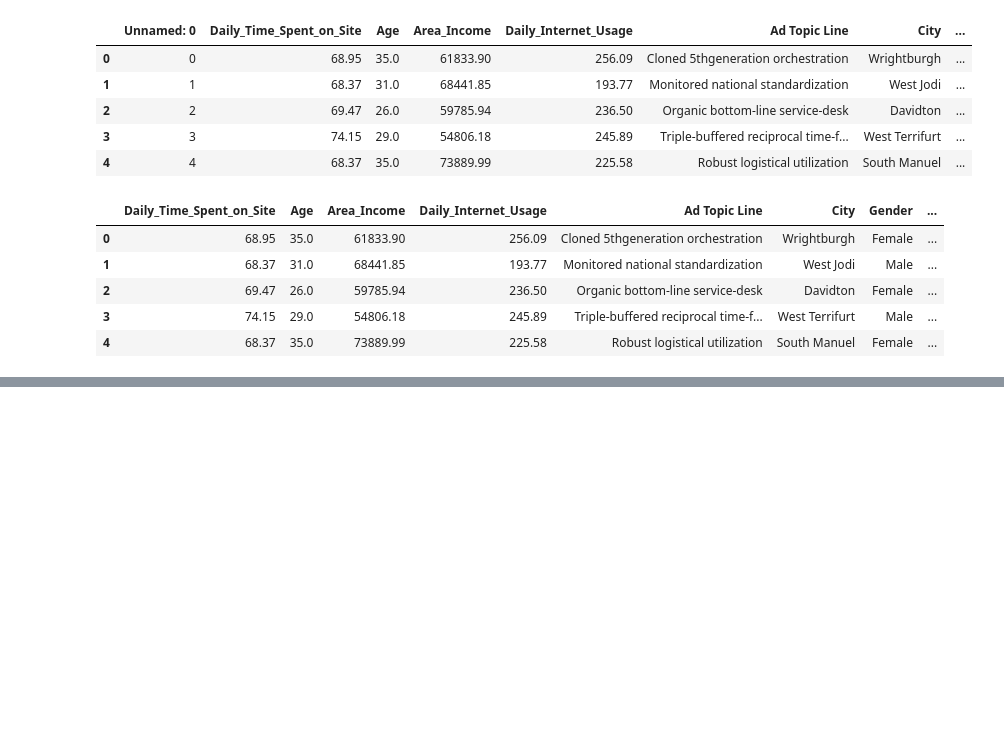
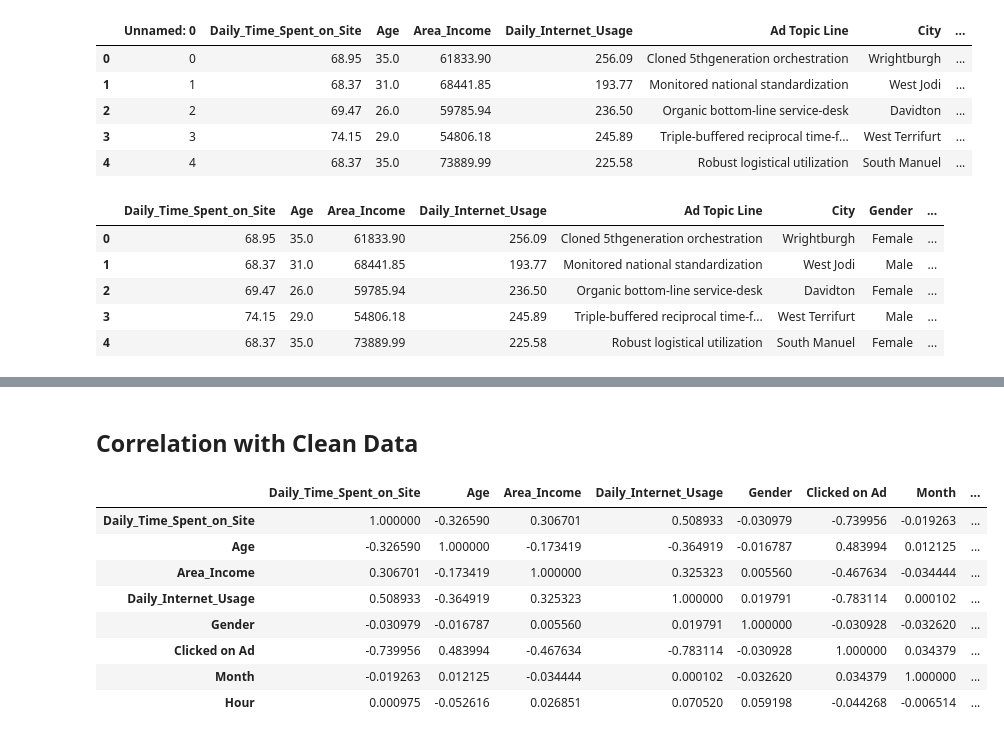
Before and after one commit to cmmoreno9/Effective_Targeting_of_Advertisments, a Jupyter notebook: code/Code.ipynb, the cells around one changed output, grey strips where cells are left out. Drawn from its saved outputs; the diff is of its cells as text; code cells hidden in the pictures; blank space fills up the shorter version.

```diff
--- a/code/Code.ipynb
+++ b/code/Code.ipynb
@@ -349,0 +367,15 @@ clean_data.head(5)
+# %% [markdown]
+## Correlation with Clean Data
+# %%
+# view correlation using pearson correlation
+clean_data.corr(method = 'pearson')
+# %% [output]
+|  | Daily_Time_Spent_on_Site | Age | Area_Income | Daily_Internet_Usage | Gender | Clicked on Ad | Month | ... |
+| Daily_Time_Spent_on_Site | 1.000000 | -0.326590 | 0.306701 | 0.508933 | -0.030979 | -0.739956 | -0.019263 | ... |
+| Age | -0.326590 | 1.000000 | -0.173419 | -0.364919 | -0.016787 | 0.483994 | 0.012125 | ... |
+| Area_Income | 0.306701 | -0.173419 | 1.000000 | 0.325323 | 0.005560 | -0.467634 | -0.034444 | ... |
+| Daily_Internet_Usage | 0.508933 | -0.364919 | 0.325323 | 1.000000 | 0.019791 | -0.783114 | 0.000102 | ... |
+| Gender | -0.030979 | -0.016787 | 0.005560 | 0.019791 | 1.000000 | -0.030928 | -0.032620 | ... |
+| Clicked on Ad | -0.739956 | 0.483994 | -0.467634 | -0.783114 | -0.030928 | 1.000000 | 0.034379 | ... |
+| Month | -0.019263 | 0.012125 | -0.034444 | 0.000102 | -0.032620 | 0.034379 | 1.000000 | ... |
+| Hour | 0.000975 | -0.052616 | 0.026851 | 0.070520 | 0.059198 | -0.044268 | -0.006514 | ... |
```
Also changed, not shown: parts of 7 cells of this notebook.
